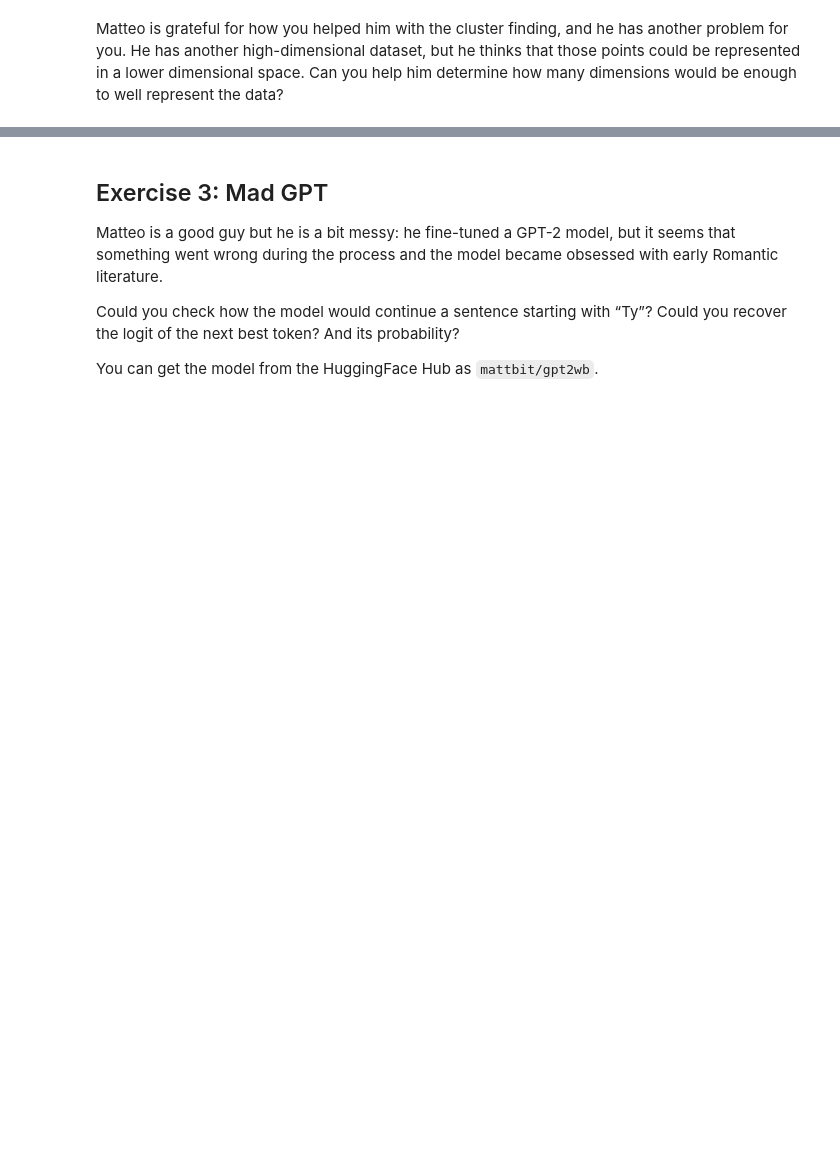
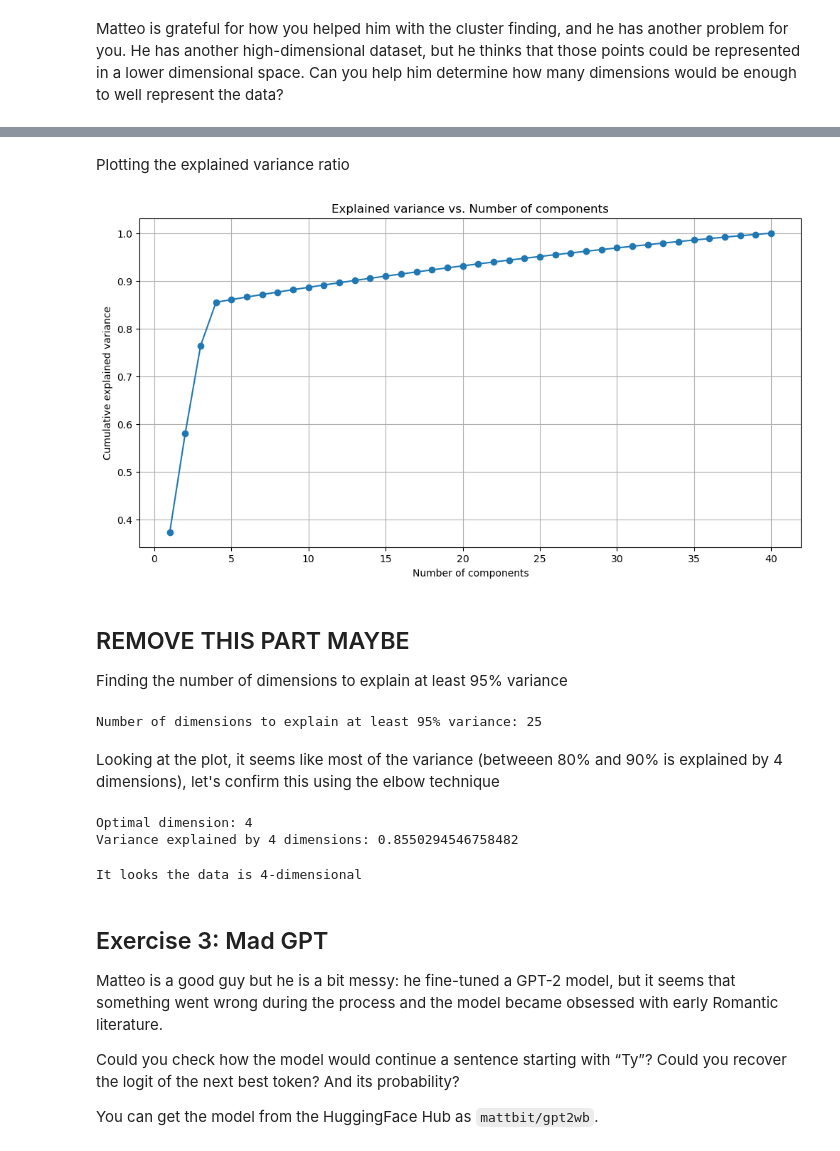
Before and after one commit to TeoAle/Giskard-assignment, a Jupyter notebook: DS_R&D_Assignment.ipynb, the cells around one changed output, grey strips where cells are left out. Saved outputs shown, nothing was run; the diff lists cells and outputs as text; code cells hidden in the pictures; blank space fills up the shorter version.

```diff
--- a/DS_R&D_Assignment.ipynb
+++ b/DS_R&D_Assignment.ipynb
@@ -83,3 +129,45 @@ print("It looks the data is ???-dimensional")
+# %%
+explained_variance = pca.explained_variance_ratio_
+cumulative_variance = np.cumsum(explained_variance)
+# %% [markdown]
+Plotting the explained variance ratio
+# %%
+fig, ax = plt.subplots(figsize=(12, 6))
+
+ax.plot(range(1, len(cumulative_variance) + 1), cumulative_variance, marker='o')
+ax.set_xlabel('Number of components')
+ax.set_ylabel('Cumulative explained variance')
+ax.set_title('Explained variance vs. Number of components')
+plt.grid(True)
+plt.show()
+# %% [output]
+[figure, added]
+# %% [markdown]
+## REMOVE THIS PART MAYBE
+
+Finding the number of dimensions to explain at least 95% variance
+# %%
+num_dims_95_var = np.argmax(cumulative_variance >= 0.95) + 1
+print(f"Number of dimensions to explain at least 95% variance: {num_dims_95_var}")
+# %% [output]
+Number of dimensions to explain at least 95% variance: 25
+# %% [markdown]
+Looking at the plot, it seems like most of the variance (betweeen 80% and 90% is explained by 4 dimensions), let's confirm this using the elbow technique
+# %%
+d_cum_var = np.diff(cumulative_variance)
+d_ratio_cum_var = d_cum_var[1:] / d_cum_var[:-1]
+
+optimal_dimension = np.argmin(d_ratio_cum_var) + 2 # Adding 2 due to zero-based indexing and slicing
+
+print(f"Optimal dimension: {optimal_dimension}")
+print(f'Variance explained by {optimal_dimension} dimensions: {cumulative_variance[optimal_dimension - 1]}')
+# %% [output]
+Optimal dimension: 4
+Variance explained by 4 dimensions: 0.8550294546758482
+# %%
+print(f"It looks the data is {optimal_dimension}-dimensional")
+# %% [output]
+It looks the data is 4-dimensional
 # %% [markdown]
 ## Exercise 3: Mad GPT
 
```
Also changed, not shown: parts of 18 cells of this notebook.
